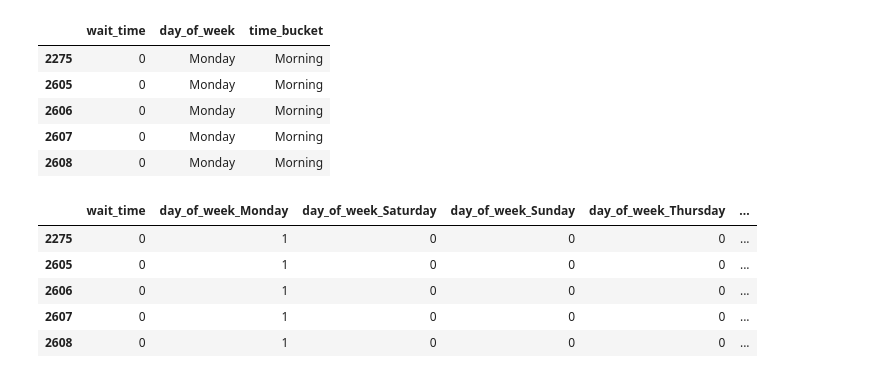
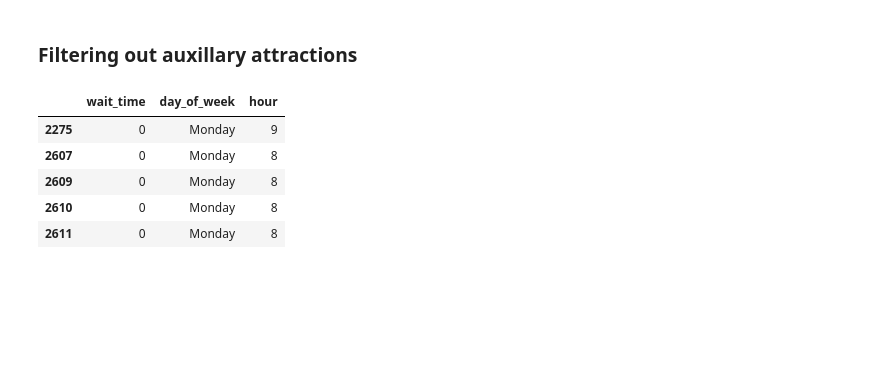
Before and after one commit to Nolancchu/DSC190-Waittime-API-database, a Jupyter notebook: analysis/modern_data_eda.ipynb, the cells around one changed output. Cells and saved outputs as stored; diff of their text form; code cells hidden in the pictures; blank space fills up the shorter version.

```diff
--- a/analysis/modern_data_eda.ipynb
+++ b/analysis/modern_data_eda.ipynb
@@ -7,3 +7,5 @@ import matplotlib.pyplot as plt
 import seaborn as sns
 # %%
 wait_times = pd.read_csv('../data/modern_api_wait_times.csv').drop(columns=['id'])
+# %% [markdown]
+### Filtering out auxillary attractions
@@ -10,3 +112,5 @@ wait_times = pd.read_csv('../data/modern_api_wait_times.csv').drop(columns=['id'
+# %%
+wait_times = wait_times[wait_times["Ride_clean"].isin(keep_rides)].copy()
 # %%
 def bucket_time(t):
     hour = int(t.split(':')[0])
@@ -44,50 +148,40 @@ def open_hours(row):
                 return "open"
         elif row['day_of_week'] in ['Sunday']:
             if hour < 10 or hour >= 21:
                 return "non-park_hours"
             else:
                 return "open"
         elif row['day_of_week'] in ['Thursday']:
             if hour < 10 or hour >= 20:
                 return "non-park_hours"
             else:
                 return "open"
         else:
             if hour < 11 or hour >= 18:
                 return "non-park_hours"
             else:
                 return "open"
     elif row['park'] == "Universal Studios Hollywood":
         if hour < 9 or hour >= 20:
             return "non-park_hours"
         else:
             return "open"
 
 wait_times_temporal = wait_times.copy()
 wait_times_temporal = wait_times_temporal[['wait_time', 'day_of_week', 'time', 'park']]
-wait_times_temporal['time_bucket'] = wait_times_temporal['time'].apply(bucket_time)
+#wait_times_temporal['time_bucket'] = wait_times_temporal['time'].apply(bucket_time)
 wait_times_temporal['park_open'] = wait_times_temporal.apply(open_hours, axis=1)
 wait_times_temporal = wait_times_temporal[wait_times_temporal['park_open'] != 'non-park_hours']
+wait_times_temporal['hour'] = wait_times_temporal['time'].apply(lambda x: int(x.split(':')[0]))
+
 wait_times_temporal = wait_times_temporal.drop(columns=['time', 'park_open', "park"])
-wait_times_temporal['time_bucket'] = pd.Categorical(wait_times_temporal['time_bucket'], categories= ["Morning", "Afternoon", "Evening", "Night"], ordered=True)
+#wait_times_temporal['time_bucket'] = pd.Categorical(wait_times_temporal['time_bucket'], categories= ["Morning", "Afternoon", "Evening", "Night"], ordered=True)
 
 wait_times_temporal.head(5)
 # %% [output]
-|  | wait_time | day_of_week | time_bucket |
-| 2275 | 0 | Monday | Morning |
-| 2605 | 0 | Monday | Morning |
-| 2606 | 0 | Monday | Morning |
-| 2607 | 0 | Monday | Morning |
-| 2608 | 0 | Monday | Morning |
+|  | wait_time | day_of_week | hour |
+| 2275 | 0 | Monday | 9 |
+| 2607 | 0 | Monday | 8 |
+| 2609 | 0 | Monday | 8 |
+| 2610 | 0 | Monday | 8 |
+| 2611 | 0 | Monday | 8 |
-# %%
-wait_times_temporal_encoded = pd.get_dummies(wait_times_temporal, columns=["day_of_week", "time_bucket"], drop_first=True)
-wait_times_temporal_encoded = wait_times_temporal_encoded.astype(int)
-
-wait_times_temporal_encoded.head(5)
-# %% [output]
-|  | wait_time | day_of_week_Monday | day_of_week_Saturday | day_of_week_Sunday | day_of_week_Thursday | ... |
-| 2275 | 0 | 1 | 0 | 0 | 0 | ... |
-| 2605 | 0 | 1 | 0 | 0 | 0 | ... |
-| 2606 | 0 | 1 | 0 | 0 | 0 | ... |
-| 2607 | 0 | 1 | 0 | 0 | 0 | ... |
-| 2608 | 0 | 1 | 0 | 0 | 0 | ... |
```
Also changed, not shown: parts of 8 cells of this notebook, 3 other files.
